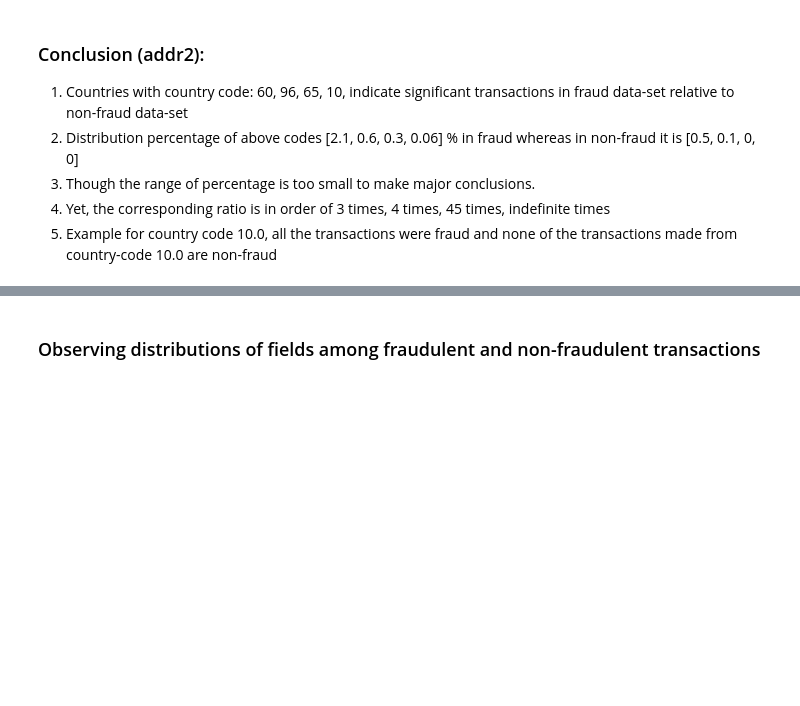
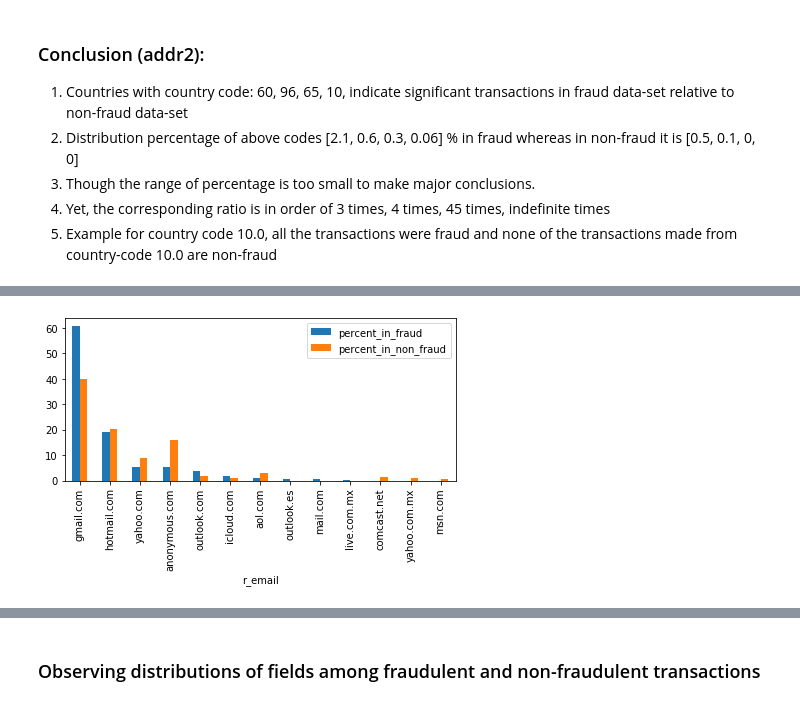
Before and after one commit to ParasAvkirkar/IEEEFraudDetection, a Jupyter notebook: analysis/analysisNotebook.ipynb, the cells around one changed output, grey strips where cells are left out. Saved outputs shown, nothing was run; the diff lists cells and outputs as text; code cells hidden in the pictures; blank space fills up the shorter version.

```diff
--- a/analysis/analysisNotebook.ipynb
+++ b/analysis/analysisNotebook.ipynb
@@ -350,0 +371,18 @@ combined_addr2_freq.head(10)
+# %%
+fraud_r_email_freq =  fraudulent_df.R_emaildomain.value_counts().sort_values(ascending=False)
+fraud_r_email_freq = fraud_r_email_freq.rename_axis('r_email').reset_index(name='freq')
+fraud_r_email_freq['percent'] = fraud_r_email_freq['freq'] * 100.0 / fraud_r_email_freq.freq.sum()
+fraud_r_email_freq = fraud_r_email_freq[0:10]
+
+non_fraud_r_email_freq = non_fraudulent_df.R_emaildomain.value_counts().sort_values(ascending=False)
+non_fraud_r_email_freq = non_fraud_r_email_freq.rename_axis('r_email').reset_index(name='freq')
+non_fraud_r_email_freq['percent'] = non_fraud_r_email_freq['freq'] * 100.0 / non_fraud_r_email_freq.freq.sum()
+non_fraud_r_email_freq = non_fraud_r_email_freq[0:10]
+
+combined_r_email_freq = pd.merge(fraud_r_email_freq, non_fraud_r_email_freq, how='outer', on='r_email', suffixes=["_in_fraud", "_in_non_fraud"])
+combined_r_email_freq = combined_r_email_freq.fillna(0.0)
+
+combined_r_email_freq[['r_email', 'percent_in_fraud', 'percent_in_non_fraud']].plot.bar(x='r_email')
+plt.tight_layout()
+# %% [output]
+[figure, added]
```
Also changed, not shown: parts of 10 cells of this notebook, 2 other files.
